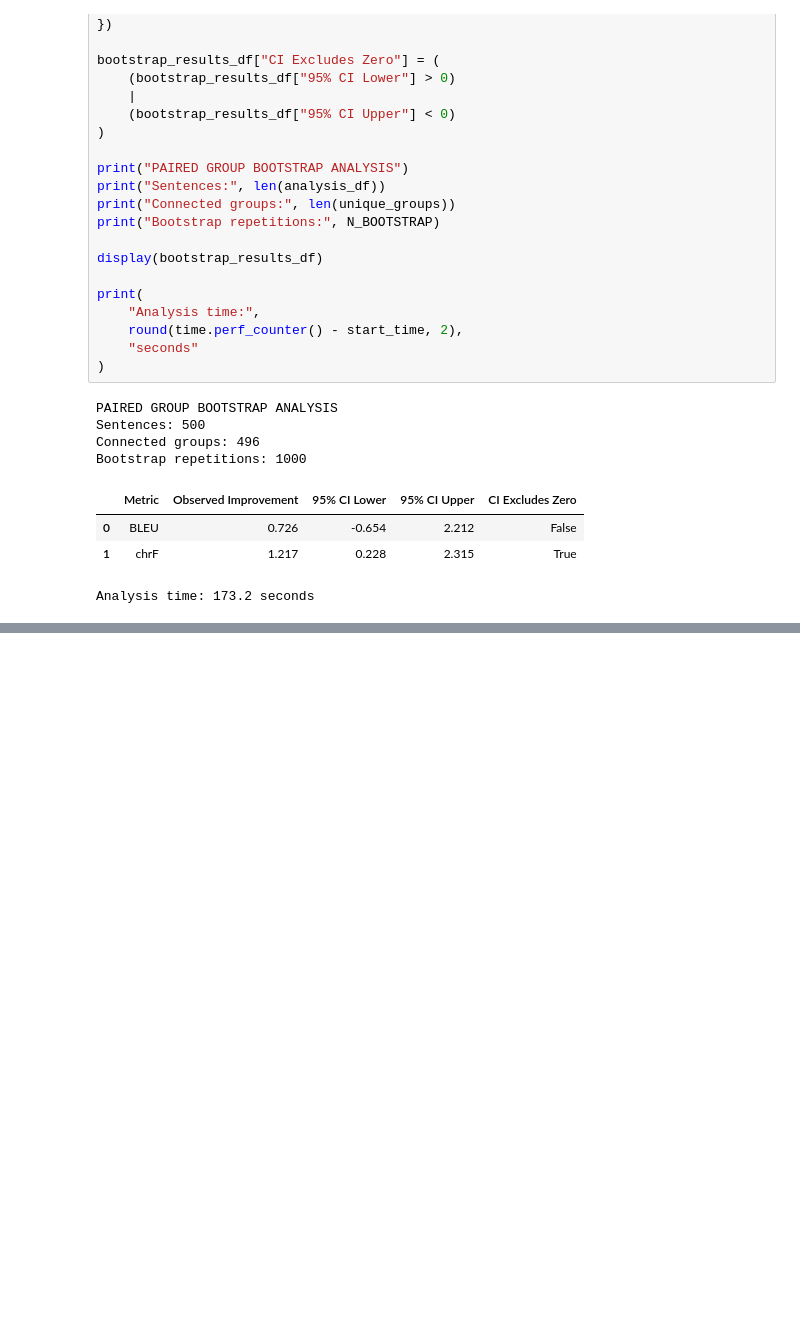
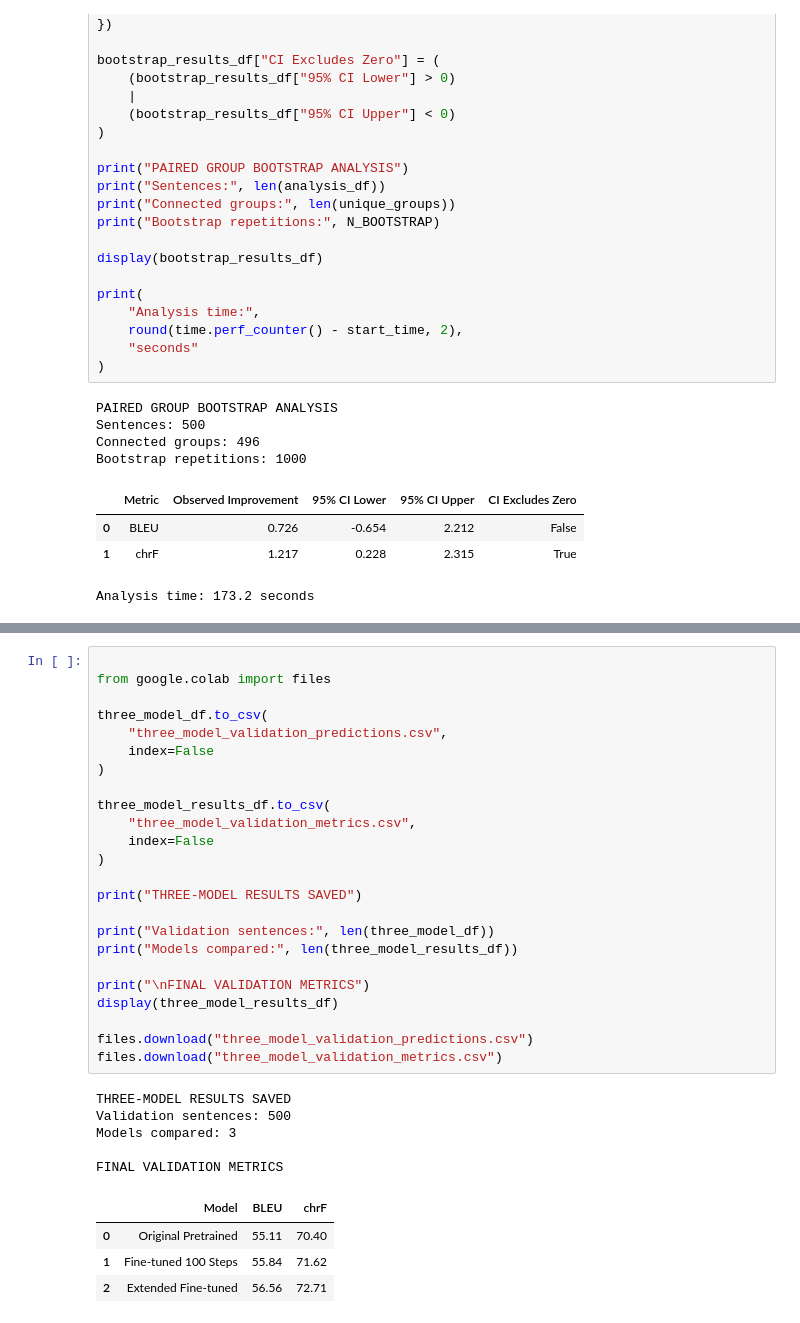
Before and after one commit to MeouchyCharbel/Neural-Machine-Translation, a Jupyter notebook: 03_finetuning.ipynb, the cells around one changed output, grey strips where cells are left out. Cells and saved outputs as stored; diff of their text form; blank space fills up the shorter version.

```diff
--- a/03_finetuning.ipynb
+++ b/03_finetuning.ipynb
@@ -1106,0 +1625,34 @@ Connected groups: 496
+# %%
+
+from google.colab import files
+
+three_model_df.to_csv(
+    "three_model_validation_predictions.csv",
+    index=False
+)
+
+three_model_results_df.to_csv(
+    "three_model_validation_metrics.csv",
+    index=False
+)
+
+print("THREE-MODEL RESULTS SAVED")
+
+print("Validation sentences:", len(three_model_df))
+print("Models compared:", len(three_model_results_df))
+
+print("\nFINAL VALIDATION METRICS")
+display(three_model_results_df)
+
+files.download("three_model_validation_predictions.csv")
+files.download("three_model_validation_metrics.csv")
+# %% [output]
+THREE-MODEL RESULTS SAVED
+Validation sentences: 500
+Models compared: 3
+
+FINAL VALIDATION METRICS
+|  | Model | BLEU | chrF |
+| 0 | Original Pretrained | 55.11 | 70.40 |
+| 1 | Fine-tuned 100 Steps | 55.84 | 71.62 |
+| 2 | Extended Fine-tuned | 56.56 | 72.71 |
```
Also changed, not shown: parts of 7 cells of this notebook.
